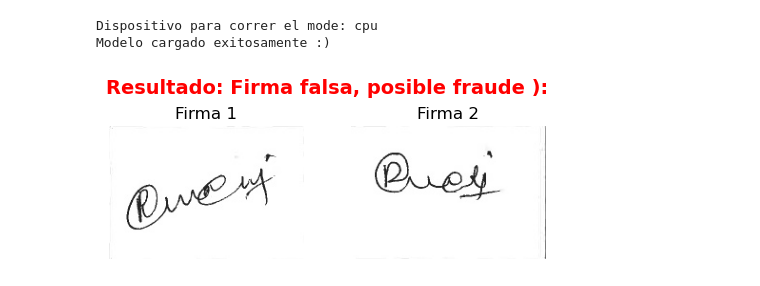
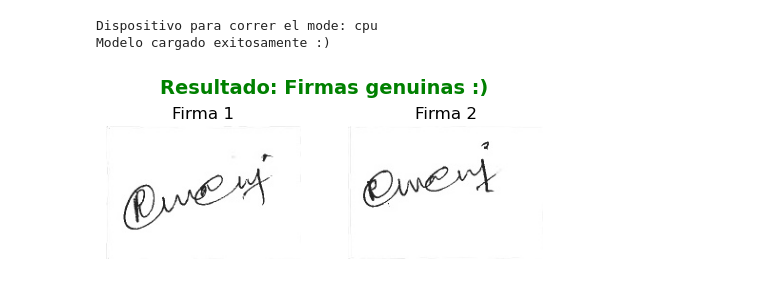
Before and after one commit to AylenMartinez04/DeploymentProjectRN, a Jupyter notebook: Proyecto/Proyecto_RedesNeuronalesMejorM.ipynb, the cells around one changed output. Saved outputs shown, nothing was run; the diff lists cells and outputs as text; code cells hidden in the pictures.

Commit message:
imagen invalida corregida

```diff
--- a/Proyecto/Proyecto_RedesNeuronalesMejorM.ipynb
+++ b/Proyecto/Proyecto_RedesNeuronalesMejorM.ipynb
@@ -742,33 +743,33 @@ def probar_firmas(modelo, ruta_img1, ruta_img2, umbral):
 
     #Confirguramos al plot para tener dos imagenes y su tamaño
     fig, axes = plt.subplots(1, 2, figsize=(5, 2))
 
     axes[0].imshow(img1_pil)
     axes[0].set_title("Firma 1")
     axes[0].axis('off')
 
     axes[1].imshow(img2_pil)
     axes[1].set_title("Firma 2")
     axes[1].axis('off')
 
     #Mostramos nuestos resultados en el plot
     #Descomentar para mayor información
     #plt.suptitle(f"Resultado: {resultado_texto}\nDistancia: {distancia_valor:.3f} (Umbral: {umbral})", color=color_texto, fontsize=14, fontweight='bold')
     plt.suptitle(f"Resultado: {resultado_texto}", color=color_texto, fontsize=14, fontweight='bold')
     plt.tight_layout()
     plt.show()
 
 #Ruta principal de pruebas finales
 #Para hacer esto pueden descargar el dataset de prueba que es la segunda celda. Solo se corre una vez y ven cual ruta agregar
 #rutas sin forge -> originales de una persona
 #rutas con forge -> firmas falsas
 RUTA_DATOS_PF = DIRECTORIO_BASE / 'Dataset_verificador' / 'extract'
 ruta_a = RUTA_DATOS_PF / '001/1-001_01.jpg'
 ruta_b = RUTA_DATOS_PF / '001/1-001_02.jpg'
 ruta_falsa = RUTA_DATOS_PF / '001_forg/1-002_010.jpg'
 
 
-#probar_firmas(modelo_produccion, ruta_a, ruta_b, umbral=0.25)
-probar_firmas(modelo_produccion, ruta_a, ruta_falsa, umbral=0.25)
+probar_firmas(modelo_produccion, ruta_a, ruta_b, umbral=0.25)
+#probar_firmas(modelo_produccion, ruta_a, ruta_falsa, umbral=0.25)
 # %% [output]
-[figure, old version]
+[figure, new version]
```
Also changed, not shown: parts of 2 cells of this notebook.
